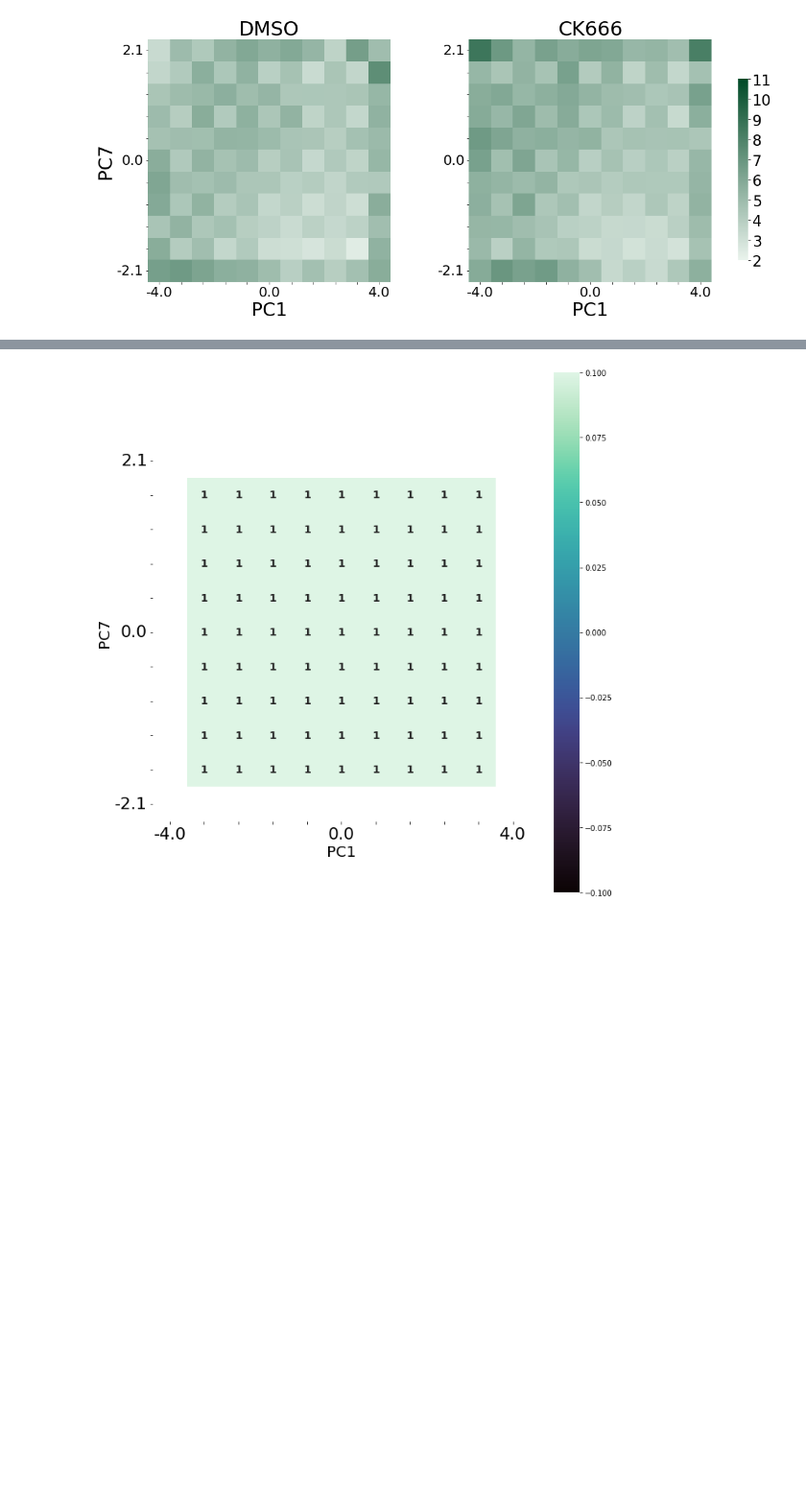
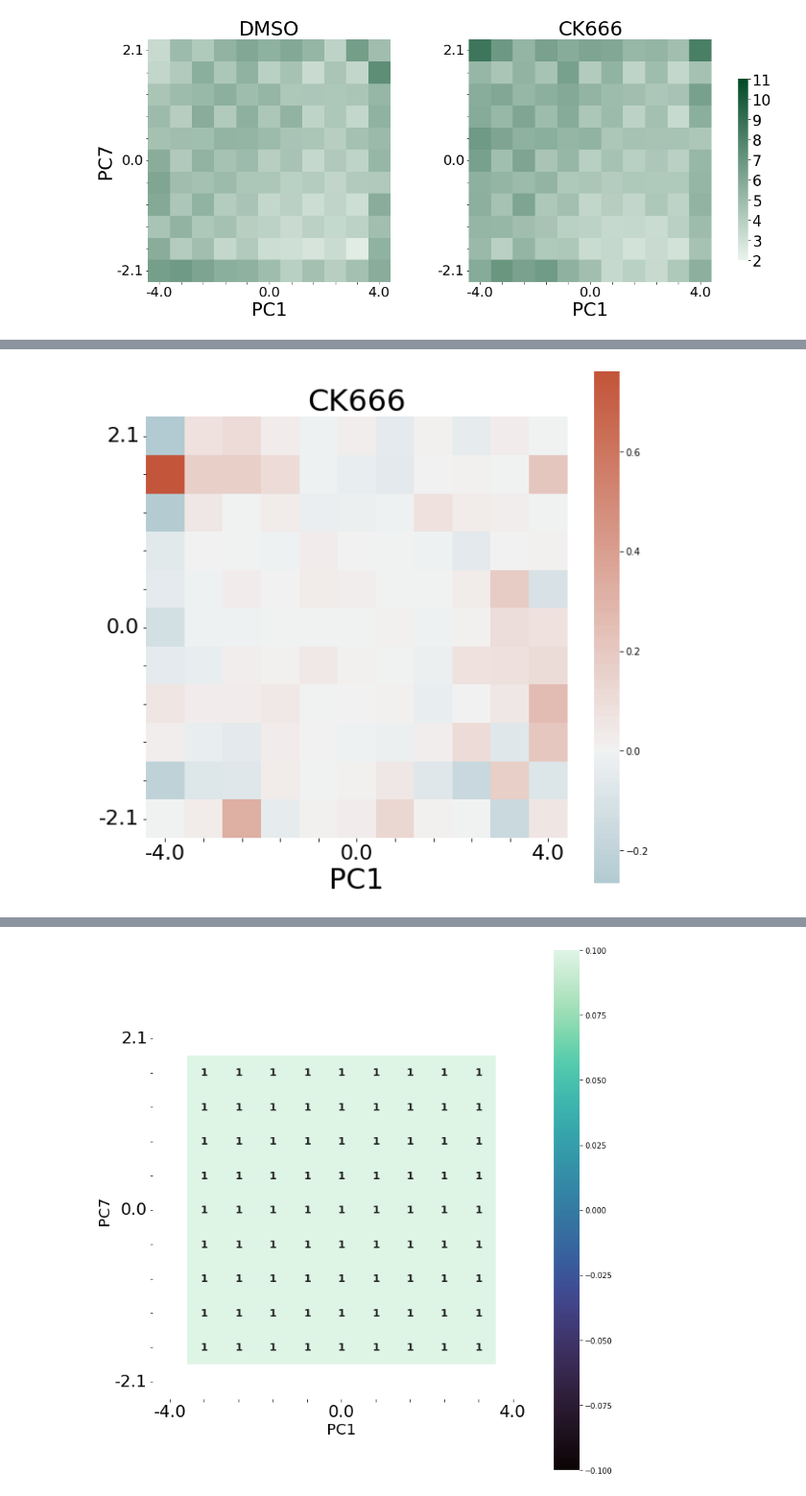
Before and after one commit to looneytunes2/NeutrophilShapeAnalysis, a Jupyter notebook: Notebooks/confocal_37/Confocal Combined PCA 37C CK666 Analysis PC1-PC7 transitions.ipynb, the cells around one changed output, grey strips where cells are left out. Shown at 96% size. Cells and saved outputs as stored; diff of their text form; code cells hidden in the pictures; blank space fills up the shorter version.

```diff
--- a/Notebooks/confocal_37/Confocal Combined PCA 37C CK666 Analysis PC1-PC7 transitions.ipynb
+++ b/Notebooks/confocal_37/Confocal Combined PCA 37C CK666 Analysis PC1-PC7 transitions.ipynb
@@ -546,0 +547,16 @@ plt.tight_layout()
+# %%
+####################### VALUES OF 90% DWELL TIME ###################
+bighm = np.zeros((len(transdf_sep.Treatment.unique()),nbins,nbins))
+for i,(t, mdf) in enumerate(transdf_sep.groupby('Treatment')):
+    #get total time observed in the system
+    ttot = mdf.time_elapsed.sum()
+    for x in range(nbins):
+        for y in range(nbins):
+            current =  mdf[(mdf['from_x'] == x+1) & (mdf['from_y'] == y+1)]
+            if current.empty:
+                bighm[i,y,x] = 0
+            else:
+                bighm[i,y,x] = current.time_elapsed.sum()/ttot
+dmso90 =
+dmsodwell = np.sort(ctrlhm.flatten())[::-1]
+dmsodwell
@@ -546,0 +581,69 @@ plt.tight_layout()
+# %%
+########## DIFFERENCES IN VARIANCE AT EACH POSTITION IN CGPS ###########
+
+################ heatmap of variances #############
+#make numpy array with heatmap data
+bighm = np.zeros((len(treatments),nbins,nbins))
+for i, (mm, mdf) in enumerate(transdf_sep.groupby('Treatment')):
+    for x in range(nbins):
+        for y in range(nbins):
+            current =  mdf[(mdf['from_x'] == x+1) & (mdf['from_y'] == y+1)]
+            if current.empty:
+                bighm[i,y,x] = 0
+            else:
+                #variance of the two variables is basically the sum of the covariance matrix
+                #aka the variance of each variable and their covariances
+                bighm[i,y,x] = np.sum(np.cov(current[['to_x','to_y']].values.T))
+
+
+
+difference = bighm[1]-bighm[0]
+
+
+fig, ax = plt.subplots(1,1,figsize=(10,10))
+#plot heatmap with seaborn
+sns.heatmap(
+    difference,
+#         vmin=2.5, vmax=9,
+    center=0,
+    cmap=sns.diverging_palette(220, 20, n=200),
+    square=True,
+    xticklabels = True,
+    yticklabels = True,
+    ax = ax,
+#     cbar=i==0,
+    cbar_ax = None if i else cbar_ax,
+#         cbar_kws=cbar_kws
+)
+ax.set_xticklabels(
+    [round(x,1) for x in centers.PC1.to_list()],
+    fontsize = 22
+)
+ax.set_yticklabels(
+    [round(x,1) for x in centers.PC7.to_list()],
+    rotation=0,
+    fontsize = 22
+)
+#take out all axis labels except the desired ones
+for i, l in enumerate(ax.xaxis.get_ticklabels()):
+    if i%5 != 0:
+        l.set_visible(False)
+for i, l in enumerate(ax.yaxis.get_ticklabels()):
+    if i%5 != 0:
+        l.set_visible(False)
+#set axis titles
+ax.set_xlabel(whichpcs[0], fontsize = 30)
+
+#correct axis orientations
+ax.invert_yaxis()
+#set title
+ax.set_title(mm, fontsize = 32)
+
+
+# adjust colorbar tick label size
+cbar_ax.set_yticklabels(cbar_ax.get_yticklabels(),fontsize=24)
+#set axis title
+ax.set_ylabel(whichpcs[1], fontsize = 30)
+plt.tight_layout()
+plt.savefig(savedir + f'{whichpcs[0]}_{whichpcs[1]} variance DIFFERENCE heatmap.png', bbox_inches='tight', dpi = 500)
+# %% [output]
@@ -546,0 +651 @@ plt.tight_layout()
+[figure, added]
```
Also changed, not shown: parts of 5 cells of this notebook, 50 other files.
